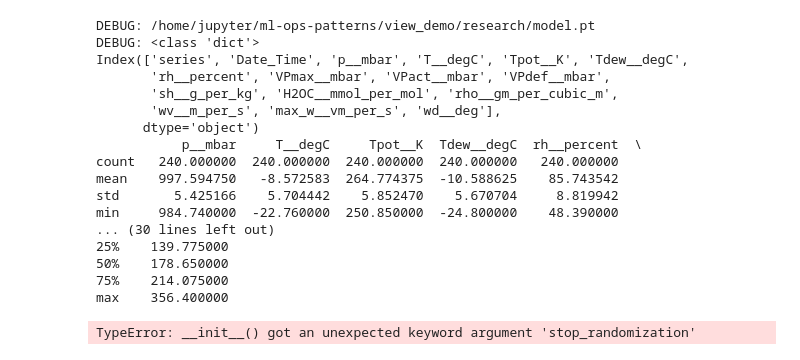
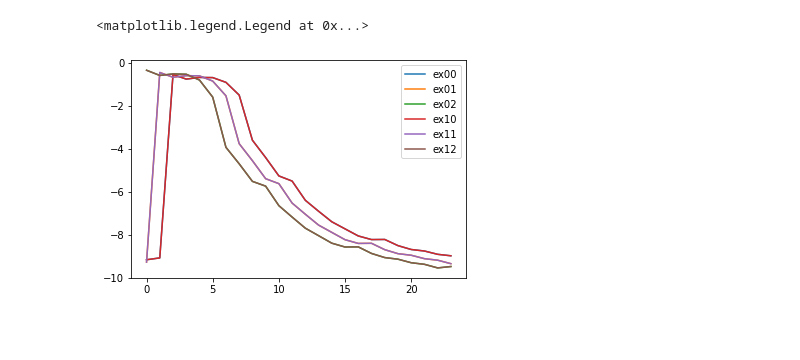
Before and after one commit to ultrons/ml-ops-patterns, a Jupyter notebook: view_demo/research/ForecastHandler_WIP.ipynb, the cells around one changed output. Cells and saved outputs as stored; diff of their text form; code cells hidden in the pictures; blank space fills up the shorter version.

Commit message:
handler code draft complete, to be tested with torchserve deployment

```diff
--- a/view_demo/research/ForecastHandler_WIP.ipynb
+++ b/view_demo/research/ForecastHandler_WIP.ipynb
@@ -188,7 +179,9 @@ def test_handle(model_setup):
     handler = test_initialize(model_setup)
     test_data = [{'data': data}] * 2
     results = handler.handle(test_data, context)
-    #assert(len(results) == 2)
-    #assert('tiger_cat' in results[0])
+    print(results)
+    for i in results:
+        print(f"results_shape:{i.size()}")
+    return results
 # %%
 _model_setup = model_setup(data)
@@ -196,3 +191,3 @@ _model_setup = model_setup(data)
 # %%
-test_initialize(_model_setup)
+results = test_handle(_model_setup)
 # %% [output]
@@ -201,21 +211,13 @@ DEBUG: /home/jupyter/ml-ops-patterns/view_demo/research/model.pt
-# %%
-test_handle(_model_setup)
-# %% [output]
-DEBUG: /home/jupyter/ml-ops-patterns/view_demo/research/model.pt
-DEBUG: <class 'dict'>
-Index(['series', 'Date_Time', 'p__mbar', 'T__degC', 'Tpot__K', 'Tdew__degC',
-       'rh__percent', 'VPmax__mbar', 'VPact__mbar', 'VPdef__mbar',
-       'sh__g_per_kg', 'H2OC__mmol_per_mol', 'rho__gm_per_cubic_m',
-       'wv__m_per_s', 'max_w__vm_per_s', 'wd__deg'],
-      dtype='object')
-           p__mbar     T__degC     Tpot__K  Tdew__degC  rh__percent  \
-count   240.000000  240.000000  240.000000  240.000000   240.000000
-mean    997.594750   -8.572583  264.774375  -10.588625    85.743542
-std       5.425166    5.704442    5.852470    5.670704     8.819942
-min     984.740000  -22.760000  250.850000  -24.800000    48.390000
-... (30 lines left out)
-25%    139.775000
-50%    178.650000
-75%    214.075000
-max    356.400000
-TypeError: __init__() got an unexpected keyword argument 'stop_randomization'
+# %%
+import matplotlib.pyplot as plt
+
+for i,sample in enumerate(results):
+    plt.plot(sample[0].squeeze(), label=f'ex{i}0')
+    plt.plot(sample[1].squeeze(), label=f'ex{i}1')
+    plt.plot(sample[2].squeeze(), label=f'ex{i}2')
+
+plt.legend()
+#plt.show()
+# %% [output]
+<matplotlib.legend.Legend at 0x...>
+[figure, added]
```
Also changed, not shown: parts of 8 cells of this notebook.
